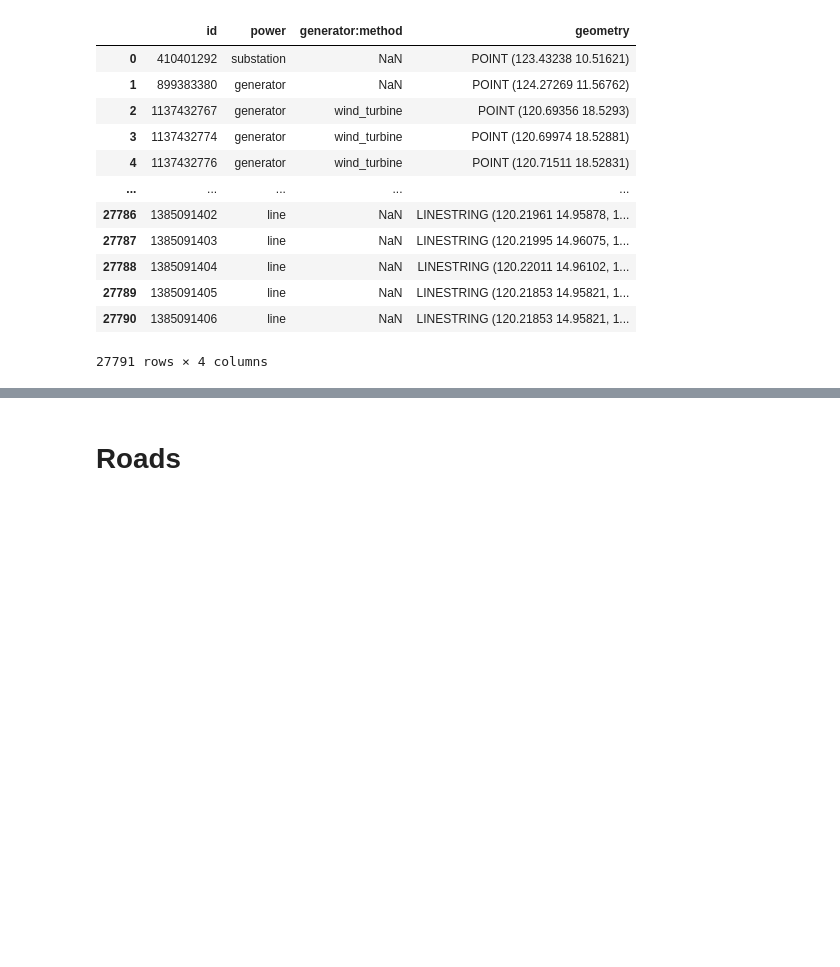
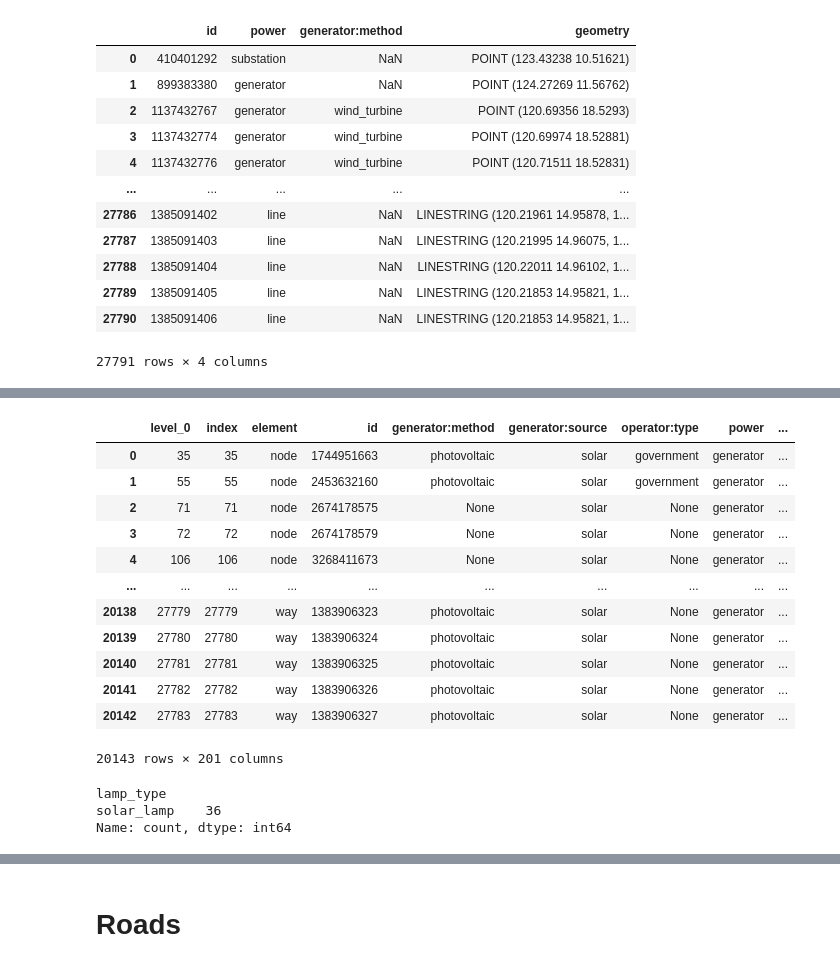
Before and after one commit to cayasryan/MicropowerSolarSuitability, a Jupyter notebook: 02_processing/2.10_osm_processing.ipynb, the cells around one changed output, grey strips where cells are left out. Drawn from its saved outputs; the diff is of its cells as text; code cells hidden in the pictures; blank space fills up the shorter version.

```diff
--- a/02_processing/2.10_osm_processing.ipynb
+++ b/02_processing/2.10_osm_processing.ipynb
@@ -160,0 +298,32 @@ power_subset[['id','power','generator:method','geometry']].to_file(file_path, dr
+# %%
+# Filter to remove rooftop panels
+solar_sites = power_subset[
+    (power_subset['power'] == 'generator') &
+    (power_subset['generator:source'] == 'solar') &
+    ~(  # Negate the rooftop condition
+        (power_subset['location'] == 'roof') |
+        (power_subset['generator:place'] == 'roof')
+    )
+]
+solar_sites = solar_sites.reset_index()
+solar_sites
+# %% [output]
+|  | level_0 | index | element | id | generator:method | generator:source | operator:type | power | ... |
+| 0 | 35 | 35 | node | 1744951663 | photovoltaic | solar | government | generator | ... |
+| 1 | 55 | 55 | node | 2453632160 | photovoltaic | solar | government | generator | ... |
+| 2 | 71 | 71 | node | 2674178575 | None | solar | None | generator | ... |
+| 3 | 72 | 72 | node | 2674178579 | None | solar | None | generator | ... |
+| 4 | 106 | 106 | node | 3268411673 | None | solar | None | generator | ... |
+| ... | ... | ... | ... | ... | ... | ... | ... | ... | ... |
+| 20138 | 27779 | 27779 | way | 1383906323 | photovoltaic | solar | None | generator | ... |
+| 20139 | 27780 | 27780 | way | 1383906324 | photovoltaic | solar | None | generator | ... |
+| 20140 | 27781 | 27781 | way | 1383906325 | photovoltaic | solar | None | generator | ... |
+| 20141 | 27782 | 27782 | way | 1383906326 | photovoltaic | solar | None | generator | ... |
+| 20142 | 27783 | 27783 | way | 1383906327 | photovoltaic | solar | None | generator | ... |
+20143 rows × 201 columns
+# %%
+solar_sites['lamp_type'].value_counts()
+# %% [output]
+lamp_type
+solar_lamp    36
+Name: count, dtype: int64
```
Also changed, not shown: parts of 17 cells of this notebook, 3 other files.
